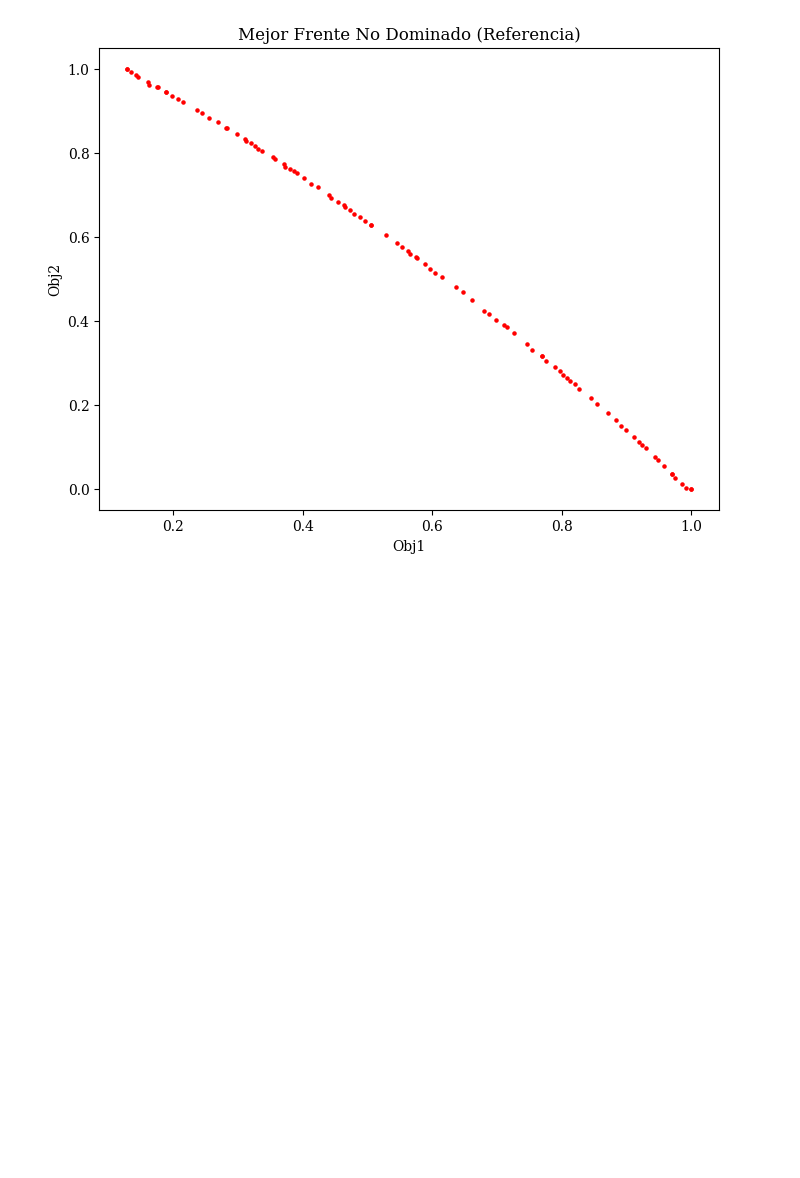
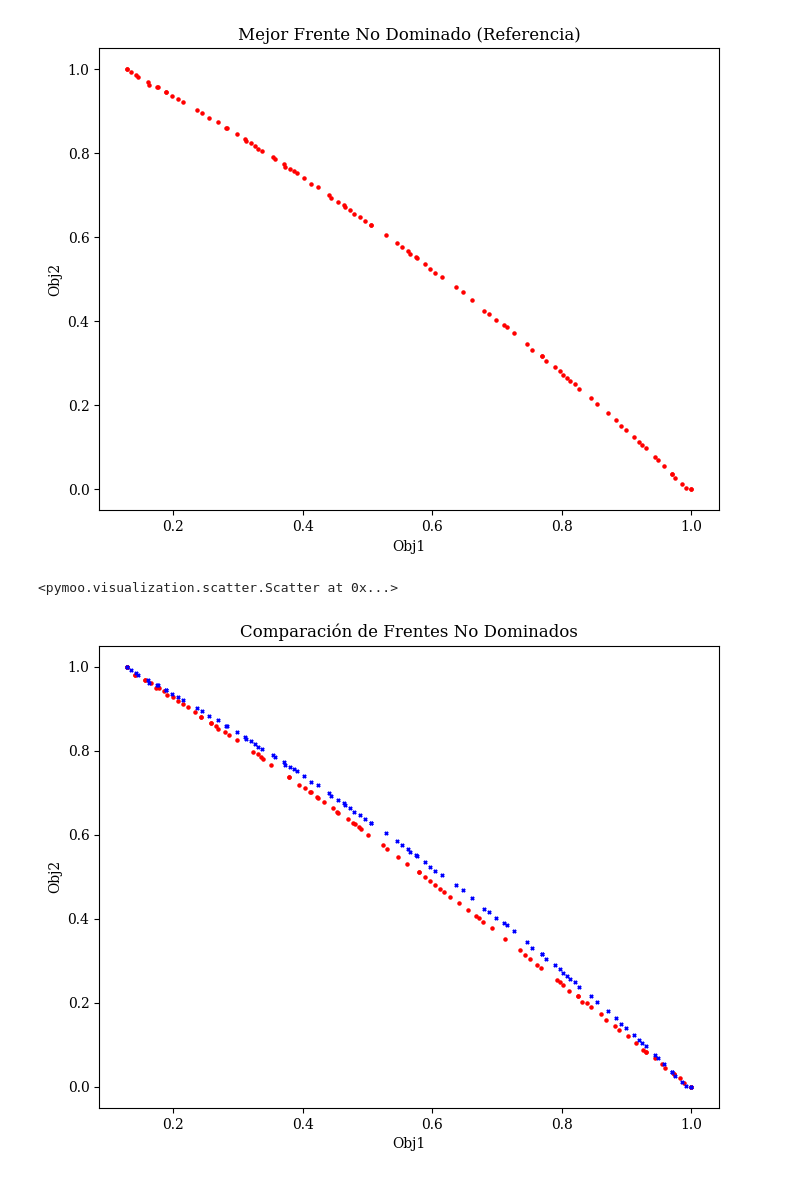
Before and after one commit to jg2kpy/tfg-test3, a Jupyter notebook: src/HP-MOEA/comparacion_resultados/Comparacion_resultados.ipynb, the cells around one changed output. Saved outputs shown, nothing was run; the diff lists cells and outputs as text; code cells hidden in the pictures; blank space fills up the shorter version.

```diff
--- a/src/HP-MOEA/comparacion_resultados/Comparacion_resultados.ipynb
+++ b/src/HP-MOEA/comparacion_resultados/Comparacion_resultados.ipynb
@@ -72,3 +72,33 @@ PROMEDIO                                                     |   0.5941 |   0.00
 DESV.STD                                                     |   0.0000 |   0.0000 |   0.0000
 <pymoo.visualization.scatter.Scatter at 0x...>
 [figure]
+# %%
+# --- Configuración ---
+directorios = ["./original", "./modificacion1"]
+extension = ".pkl"
+fronteras = []
+labels = []
+
+for directorio in directorios:
+    archivos = [f for f in os.listdir(directorio) if f.endswith(extension)]
+    fitness_dict = {}
+    for archivo in archivos:
+        with open(os.path.join(directorio, archivo), "rb") as f:
+            data = pickle.load(f)
+            if isinstance(data, dict) and "fitnessF" in data:
+                fitness_dict[archivo] = np.array(data["fitnessF"])
+    todos_fitness = np.vstack(list(fitness_dict.values()))
+    nds = NonDominatedSorting()
+    nd_idx = nds.do(todos_fitness, only_non_dominated_front=True)
+    frontera = todos_fitness[nd_idx]
+    fronteras.append(frontera)
+    labels.append(directorio)
+
+# --- Gráfico de ambos frentes no dominados ---
+plot = Scatter(title="Comparación de Frentes No Dominados", labels=["Obj1", "Obj2"], s=5)
+plot.add(fronteras[0] * -1, label=labels[0], color="red", marker='o', s=5)
+plot.add(fronteras[1] * -1, label=labels[1], color="blue", marker='x', s=5)
+plot.show()
+# %% [output]
+<pymoo.visualization.scatter.Scatter at 0x...>
+[figure, added]
```
